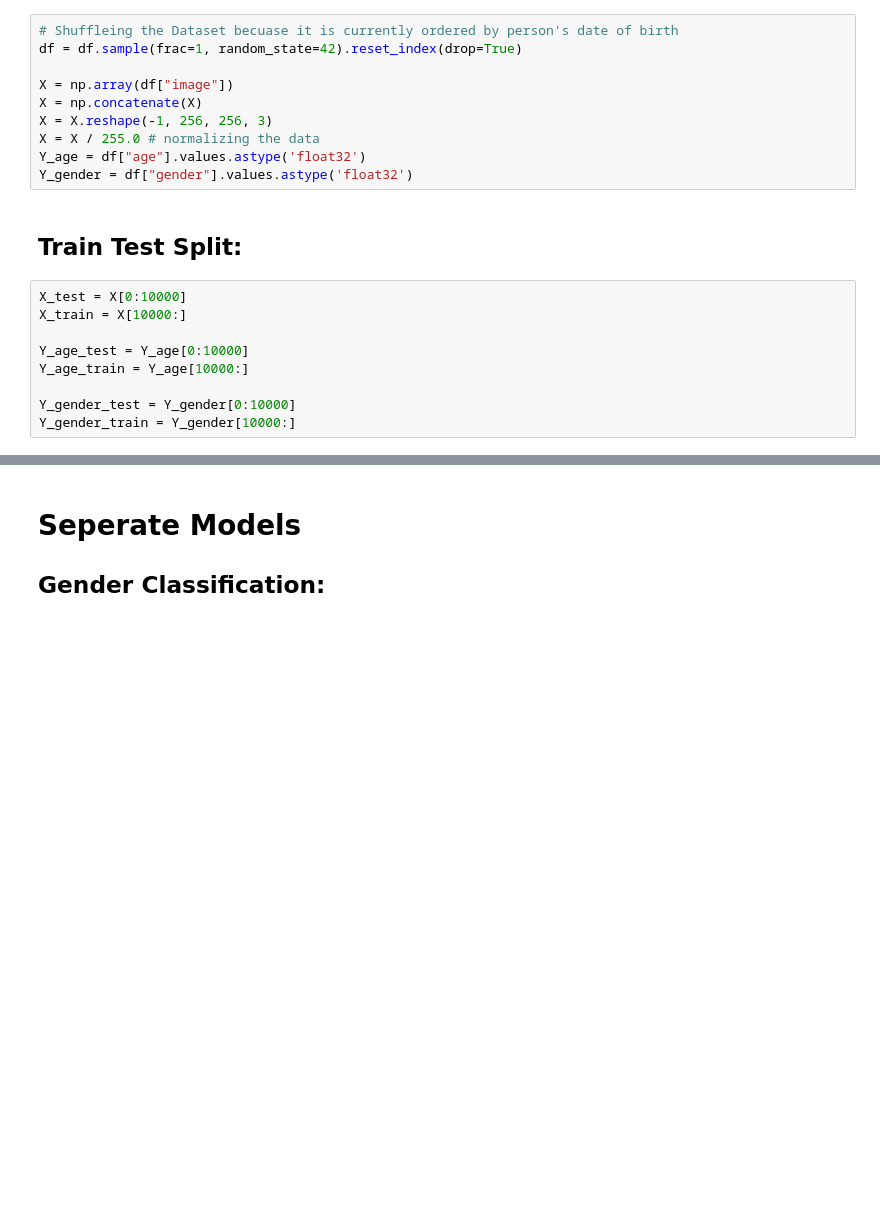
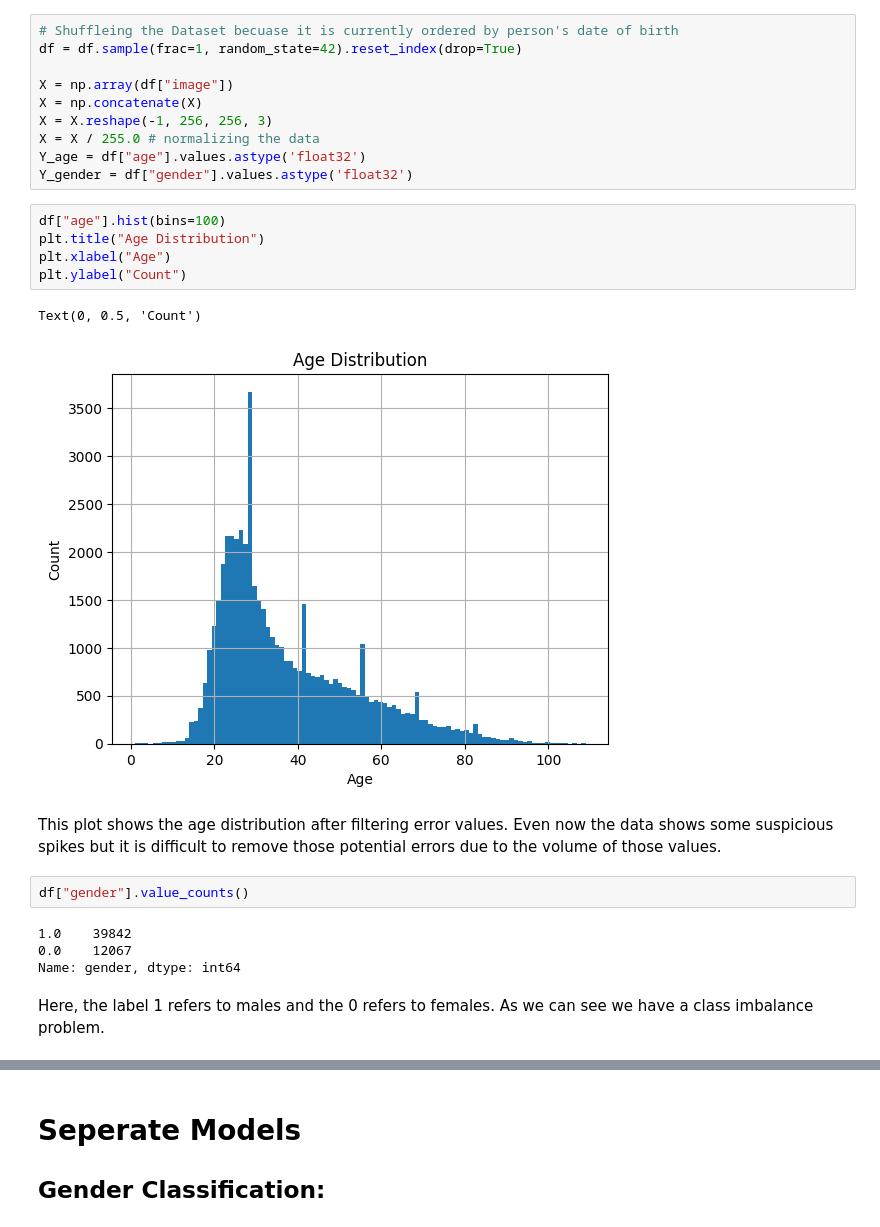
Before and after one commit to saakethkoka/ML-Lab2-Multi-Modal, a Jupyter notebook: celeb_faces.ipynb, the cells around one changed output, grey strips where cells are left out. Cells and saved outputs as stored; diff of their text form; blank space fills up the shorter version.

```diff
--- a/celeb_faces.ipynb
+++ b/celeb_faces.ipynb
@@ -129,14 +142,21 @@ X = X.reshape(-1, 256, 256, 3)
 X = X / 255.0 # normalizing the data
 Y_age = df["age"].values.astype('float32')
 Y_gender = df["gender"].values.astype('float32')
-# %% [markdown]
-## Train Test Split:
-# %%
-X_test = X[0:10000]
-X_train = X[10000:]
-
-Y_age_test = Y_age[0:10000]
-Y_age_train = Y_age[10000:]
-
-Y_gender_test = Y_gender[0:10000]
-Y_gender_train = Y_gender[10000:]
+# %%
+df["age"].hist(bins=100)
+plt.title("Age Distribution")
+plt.xlabel("Age")
+plt.ylabel("Count")
+# %% [output]
+Text(0, 0.5, 'Count')
+[figure, added]
+# %% [markdown]
+This plot shows the age distribution after filtering error values. Even now the data shows some suspicious spikes but it is difficult to remove those potential errors due to the volume of those values.
+# %%
+df["gender"].value_counts()
+# %% [output]
+1.0    39842
+0.0    12067
+Name: gender, dtype: int64
+# %% [markdown]
+Here, the label 1 refers to males and the 0 refers to females. As we can see we have a class imbalance problem.
```
Also changed, not shown: parts of 21 cells of this notebook.
